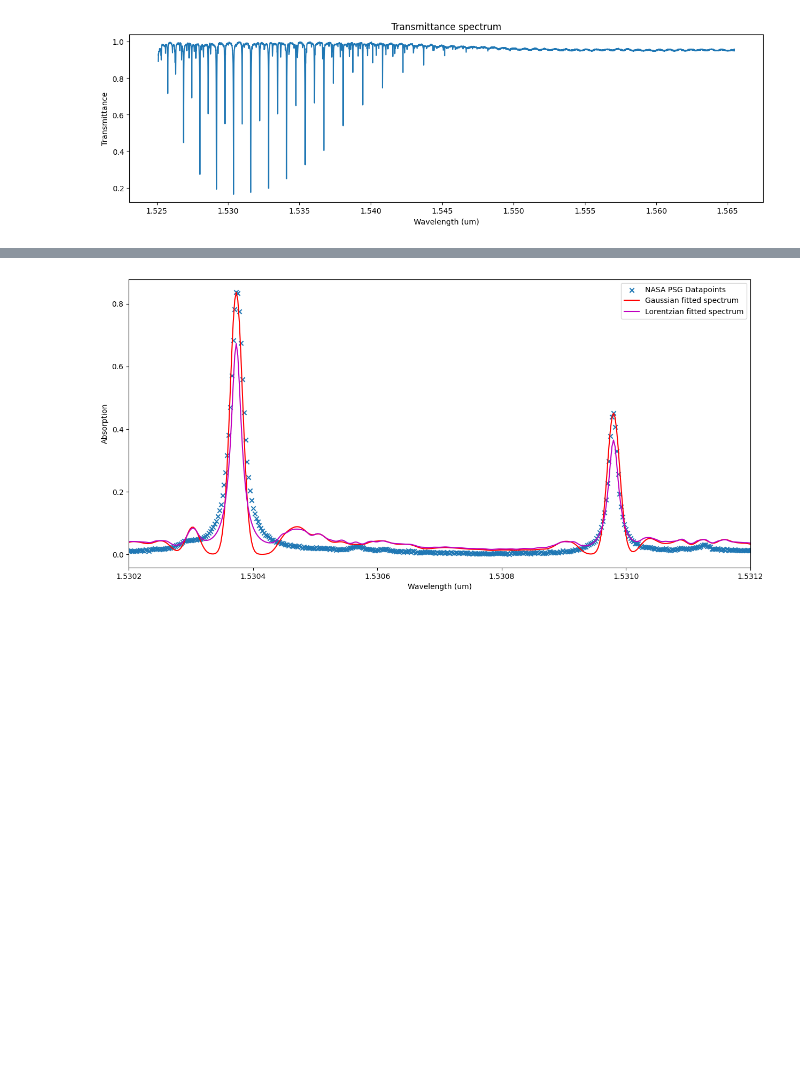
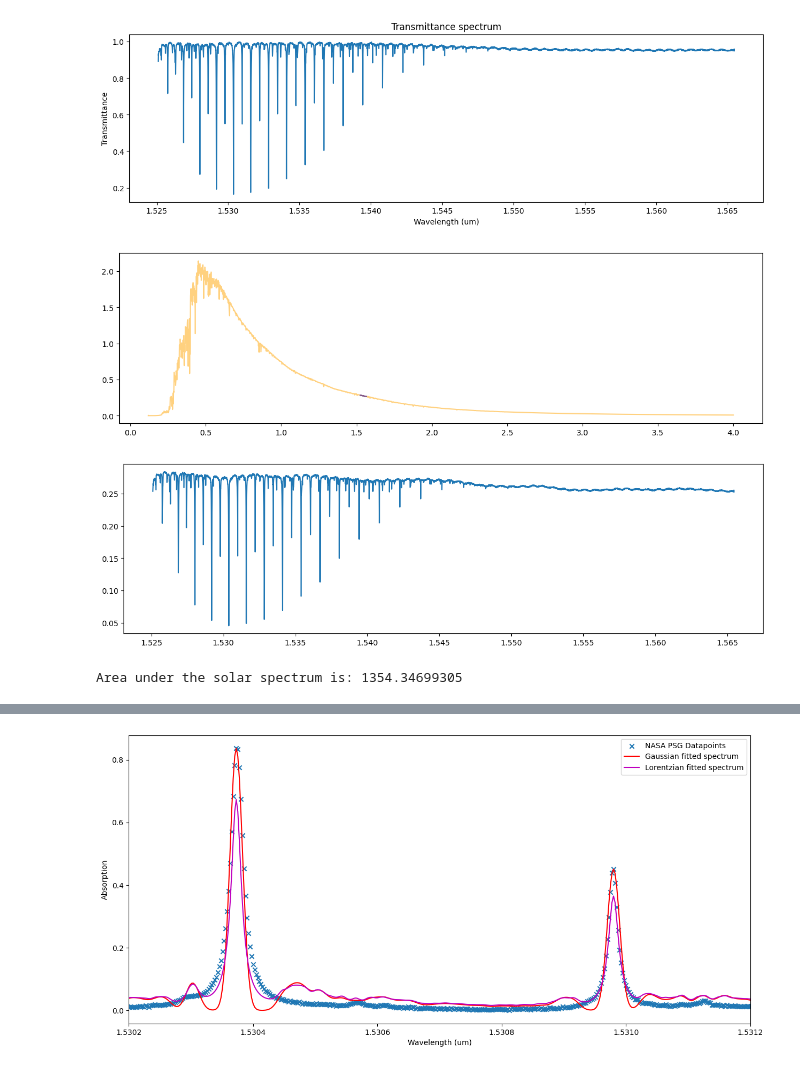
Before and after one commit to SAIL-Labs/FBG-Sensor, a Jupyter notebook: scratch_SimulatingCode_FBG.ipynb, the cells around one changed output, grey strips where cells are left out. Saved outputs shown, nothing was run; the diff lists cells and outputs as text; code cells hidden in the pictures; blank space fills up the shorter version.

```diff
--- a/scratch_SimulatingCode_FBG.ipynb
+++ b/scratch_SimulatingCode_FBG.ipynb
@@ -27 +42,48 @@ plot_spectra(spectra_wav, spectra_data)
+# %%
+## sunlight https://www.nrel.gov/grid/solar-resource/spectra-am1.5.html#:~:text=The%20American%20Society%20for%20Testing,set%20of%20specified%20atmospheric%20conditions.
+##          https://www.pveducation.org/pvcdrom/appendices/standard-solar-spectra
+
+#### loading the solar spectrum
+
+sunlight_raw_data = pd.read_csv('/home/samhitasodhi/Gas Sensor Project/Code - Nicholas Morley/New Code/sun data.txt', header = None, sep = "\t").values
+sunlight_wavelength = (sunlight_raw_data[:,0]).astype(float) / 1000.0
+sunlight_line_data = (sunlight_raw_data[:,1]).astype(float)
+
+# lower_bound = spectra_wav[0]
+# upper_bound = spectra_wav[-1]
+# trim_values = (sunlight_wavelength >= lower_bound) & (sunlight_wavelength <= upper_bound)
+
+# trimmed_sunlight_wavelength = sunlight_wavelength[trim_values]
+# trimmed_sunlight_datavals = sunlight_line_data[trim_values]
+
+#### gas has more data values compared to the solar spectrum particularly when zooming into a smaller range of wavelengths for the gas (1.5 - 1.6 microns)
+#### so i have extrapolated the sun's spectra for that range of wavelengths to make them the same length as the gas
+
+interpolating_func = interp1d(sunlight_wavelength, sunlight_line_data, kind='linear')
+increase_datavals = interpolating_func(spectra_wav)
+
+figure(figsize=(15,4))
+plt.plot(spectra_wav, increase_datavals, c = 'b')
+plt.plot(sunlight_wavelength, sunlight_line_data, alpha = 0.5, c = 'orange')
+# plt.xlim([1.5, 1.6])
+# plt.ylim([0.0, 0.5])
+plt.show()
+
+#### I now imprint the gas spectra onto the solar spectrum :)
+
+imprint_gas_to_sun_spectra = increase_datavals * spectra_data
+
+figure(figsize=(15,4))
+plt.plot(spectra_wav, imprint_gas_to_sun_spectra)
+plt.show()
+
+#### testing to see whether the area under the solar spectrum can be supported by online sources of the solar constant
+area = np.trapz(sunlight_line_data, sunlight_wavelength*1000)
+print('Area under the solar spectrum is:' + ' ' + str(area))
+# ~927.0070705500001 W/m2, online given as ~1366 W/m2      (without x values)
+# ~1354.34699305 W/m2, online given as ~1366 W/m2          (with x values)
+# %% [output]
+[figure, added]
+[figure, added]
+Area under the solar spectrum is: 1354.34699305
 # %%
```
Also changed, not shown: parts of 9 cells of this notebook.
